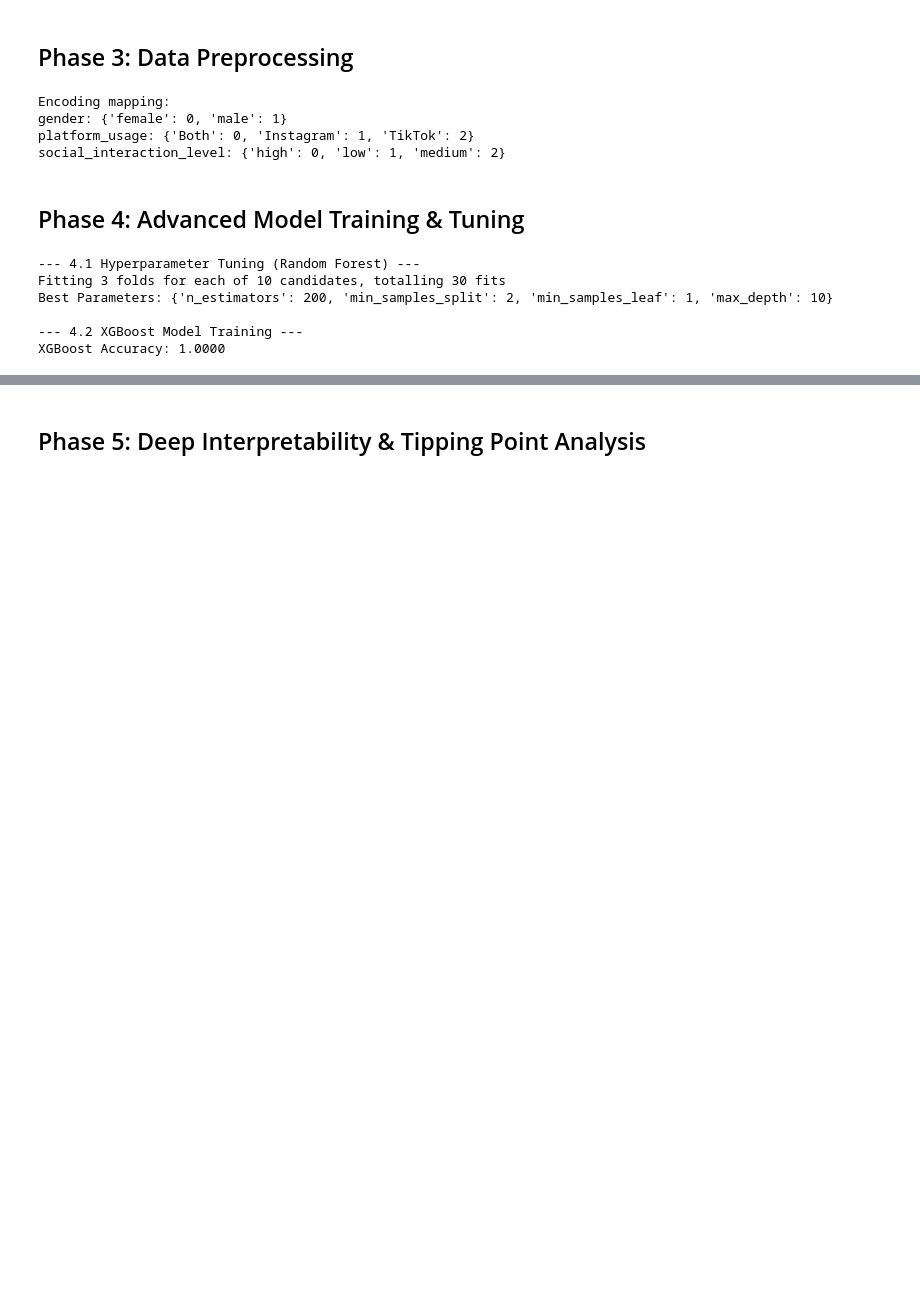
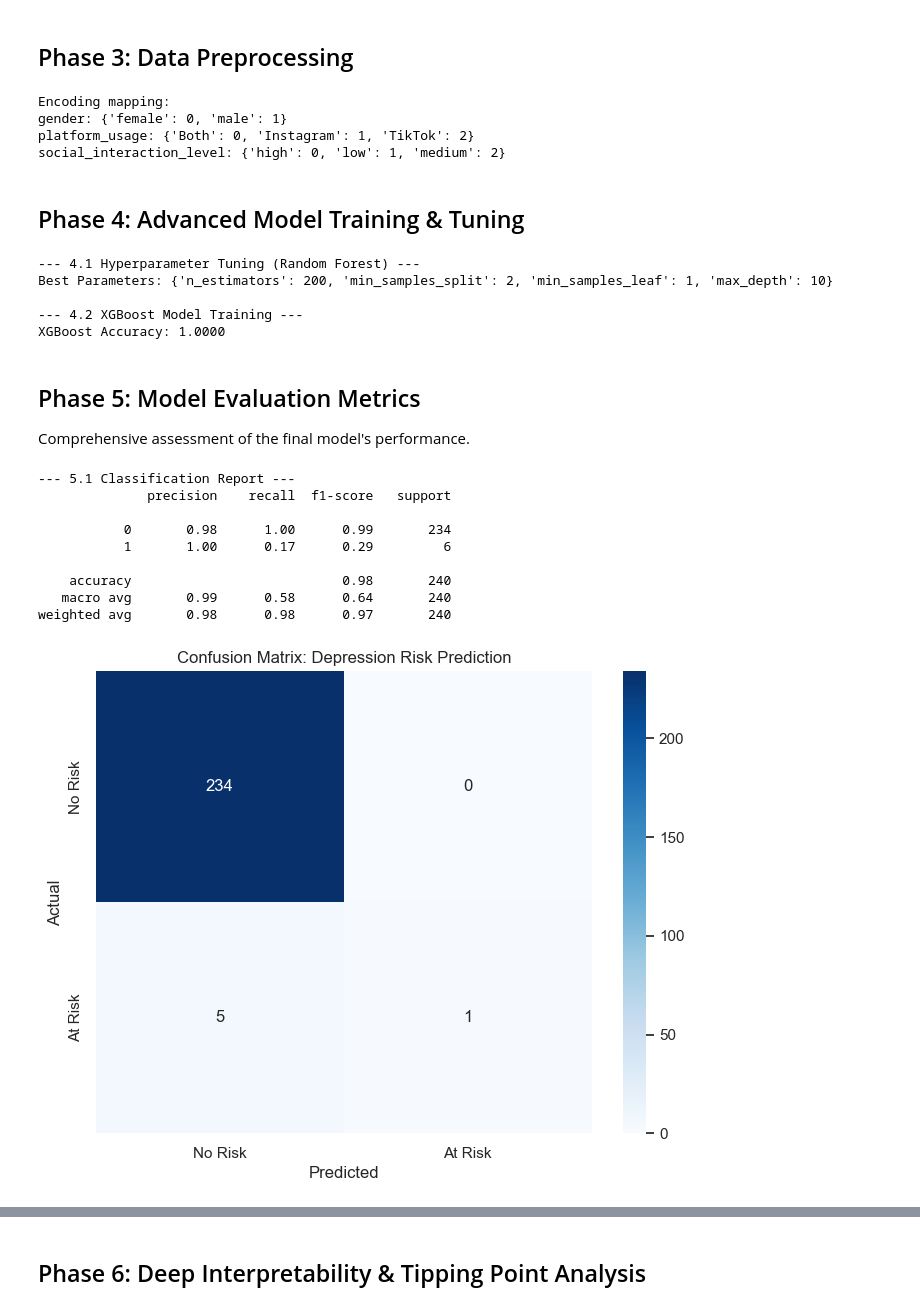
Before and after one commit to shamy-b/SentioMetrics, a Jupyter notebook: Mental_Health_Analysis.ipynb, the cells around one changed output, grey strips where cells are left out. Saved outputs shown, nothing was run; the diff lists cells and outputs as text; code cells hidden in the pictures; blank space fills up the shorter version.

```diff
--- a/Mental_Health_Analysis.ipynb
+++ b/Mental_Health_Analysis.ipynb
@@ -130,7 +130,7 @@ param_dist = {
 
 rf_random = RandomizedSearchCV(estimator=RandomForestClassifier(random_state=42),
                                param_distributions=param_dist,
-                               n_iter=10, cv=3, verbose=1, random_state=42, n_jobs=-1)
+                               n_iter=10, cv=3, verbose=0, random_state=42, n_jobs=-1)
 
 rf_random.fit(X_train, y_train)
 best_rf = rf_random.best_estimator_
@@ -146,8 +146,52 @@ except NameError:
     print("XGBoost training skipped as library is missing.")
 # %% [output]
 --- 4.1 Hyperparameter Tuning (Random Forest) ---
-Fitting 3 folds for each of 10 candidates, totalling 30 fits
 Best Parameters: {'n_estimators': 200, 'min_samples_split': 2, 'min_samples_leaf': 1, 'max_depth': 10}
 
 --- 4.2 XGBoost Model Training ---
 XGBoost Accuracy: 1.0000
+# %% [markdown]
+## Phase 5: Model Evaluation Metrics
+Comprehensive assessment of the final model's performance.
+# %%
+# Predictions
+y_pred = best_rf.predict(X_test)
+y_prob = best_rf.predict_proba(X_test)[:, 1]
+
+print("--- 5.1 Classification Report ---")
+print(classification_report(y_test, y_pred))
+
+# 5.2 Confusion Matrix
+plt.figure(figsize=(8, 6))
+cm = confusion_matrix(y_test, y_pred)
+sns.heatmap(cm, annot=True, fmt='d', cmap='Blues', xticklabels=['No Risk', 'At Risk'], yticklabels=['No Risk', 'At Risk'])
+plt.xlabel('Predicted')
+plt.ylabel('Actual')
+plt.title('Confusion Matrix: Depression Risk Prediction')
+plt.show()
+
+# 5.3 ROC Curve
+fpr, tpr, thresholds = roc_curve(y_test, y_prob)
+roc_auc = auc(fpr, tpr)
+
+plt.figure(figsize=(8, 6))
+plt.plot(fpr, tpr, color='darkorange', lw=2, label=f'ROC curve (area = {roc_auc:.2f})')
+plt.plot([0, 1], [0, 1], color='navy', lw=2, linestyle='--')
+plt.xlim([0.0, 1.0])
+plt.ylim([0.0, 1.05])
+plt.xlabel('False Positive Rate')
+plt.ylabel('True Positive Rate')
+plt.title('Receiver Operating Characteristic (ROC)')
+plt.legend(loc="lower right")
+plt.show()
+# %% [output]
+--- 5.1 Classification Report ---
+              precision    recall  f1-score   support
+
+           0       0.98      1.00      0.99       234
+           1       1.00      0.17      0.29         6
+
+    accuracy                           0.98       240
+   macro avg       0.99      0.58      0.64       240
+weighted avg       0.98      0.98      0.97       240
+[figure, added]
@@ -154,3 +199,3 @@ XGBoost Accuracy: 1.0000
 # %% [markdown]
-## Phase 5: Deep Interpretability & Tipping Point Analysis
+## Phase 6: Deep Interpretability & Tipping Point Analysis
 # %%
```
Also changed, not shown: parts of 8 cells of this notebook, 4 other files.
